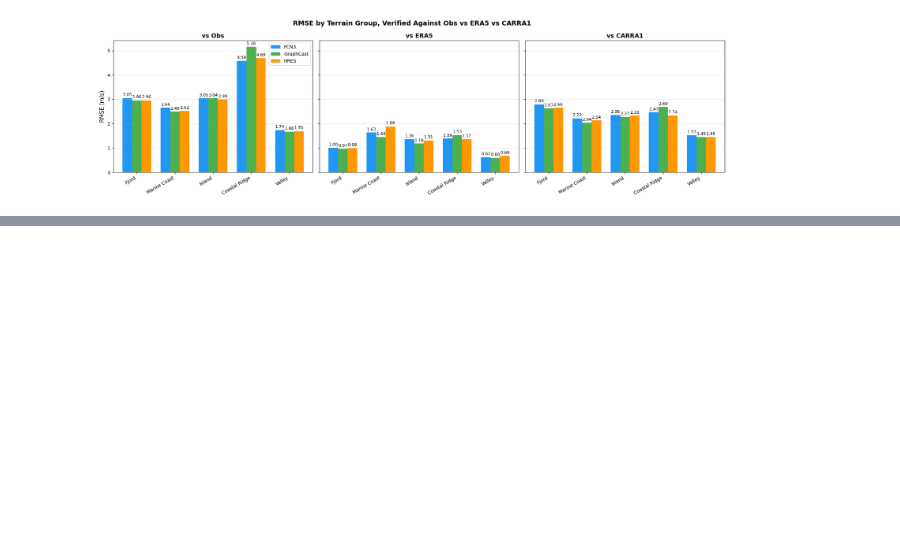
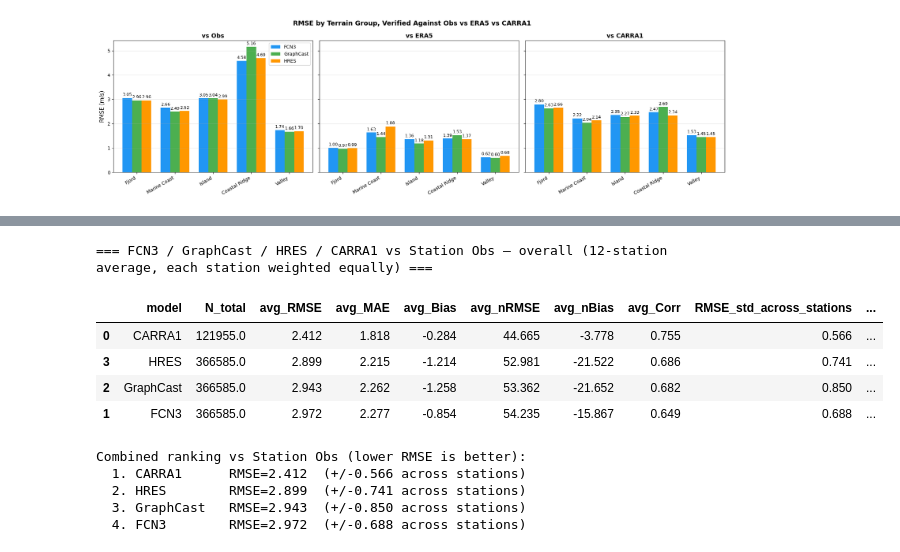
Before and after one commit to chensy618/WF-experiments, a Jupyter notebook: experiments/notebooks/carra_vs_models_comparison.ipynb, the cells around one changed output, grey strips where cells are left out. Saved outputs shown, nothing was run; the diff lists cells and outputs as text; code cells hidden in the pictures; blank space fills up the shorter version.

```diff
--- a/experiments/notebooks/carra_vs_models_comparison.ipynb
+++ b/experiments/notebooks/carra_vs_models_comparison.ipynb
@@ -597,0 +652,32 @@ plt.show()
+# %%
+# 5.1 Overall summary: station-level average per method (each of the 12 stations weighted
+# equally, not pooled samples) — same convention as Sections 3.5 and 4.0 — now covering all
+# four methods, giving the new combined ranking vs Station Obs.
+avg_metrics_vs_obs_all = (all_methods_vs_obs_station.groupby('model')
+                           .agg(N_total=('N', 'sum'),
+                                avg_RMSE=('RMSE', 'mean'), avg_MAE=('MAE', 'mean'), avg_Bias=('Bias', 'mean'),
+                                avg_nRMSE=('nRMSE', 'mean'), avg_nBias=('nBias', 'mean'), avg_Corr=('Corr', 'mean'))
+                           .reset_index())
+_std_all = (all_methods_vs_obs_station.groupby('model')[['RMSE', 'nRMSE', 'Bias', 'nBias']].std()
+            .rename(columns={'RMSE': 'RMSE_std_across_stations', 'nRMSE': 'nRMSE_std_across_stations',
+                              'Bias': 'Bias_std_across_stations', 'nBias': 'nBias_std_across_stations'}))
+avg_metrics_vs_obs_all = avg_metrics_vs_obs_all.merge(_std_all.reset_index(), on='model').sort_values('avg_RMSE')
+
+print('=== FCN3 / GraphCast / HRES / CARRA1 vs Station Obs — overall (12-station average, each station weighted equally) ===')
+display(avg_metrics_vs_obs_all.round(3))
+print()
+print('Combined ranking vs Station Obs (lower RMSE is better):')
+for i, row in enumerate(avg_metrics_vs_obs_all.itertuples(), 1):
+    print(f'  {i}. {row.model:10s}  RMSE={row.avg_RMSE:.3f}  (+/-{row.RMSE_std_across_stations:.3f} across stations)')
+# %% [output]
+=== FCN3 / GraphCast / HRES / CARRA1 vs Station Obs — overall (12-station average, each station weighted equally) ===
+|  | model | N_total | avg_RMSE | avg_MAE | avg_Bias | avg_nRMSE | avg_nBias | avg_Corr | RMSE_std_across_stations | ... |
+| 0 | CARRA1 | 121955.0 | 2.412 | 1.818 | -0.284 | 44.665 | -3.778 | 0.755 | 0.566 | ... |
+| 3 | HRES | 366585.0 | 2.899 | 2.215 | -1.214 | 52.981 | -21.522 | 0.686 | 0.741 | ... |
+| 2 | GraphCast | 366585.0 | 2.943 | 2.262 | -1.258 | 53.362 | -21.652 | 0.682 | 0.850 | ... |
+| 1 | FCN3 | 366585.0 | 2.972 | 2.277 | -0.854 | 54.235 | -15.867 | 0.649 | 0.688 | ... |
+Combined ranking vs Station Obs (lower RMSE is better):
+  1. CARRA1      RMSE=2.412  (+/-0.566 across stations)
+  2. HRES        RMSE=2.899  (+/-0.741 across stations)
+  3. GraphCast   RMSE=2.943  (+/-0.850 across stations)
+  4. FCN3        RMSE=2.972  (+/-0.688 across stations)
```
Also changed, not shown: parts of 6 cells of this notebook.
